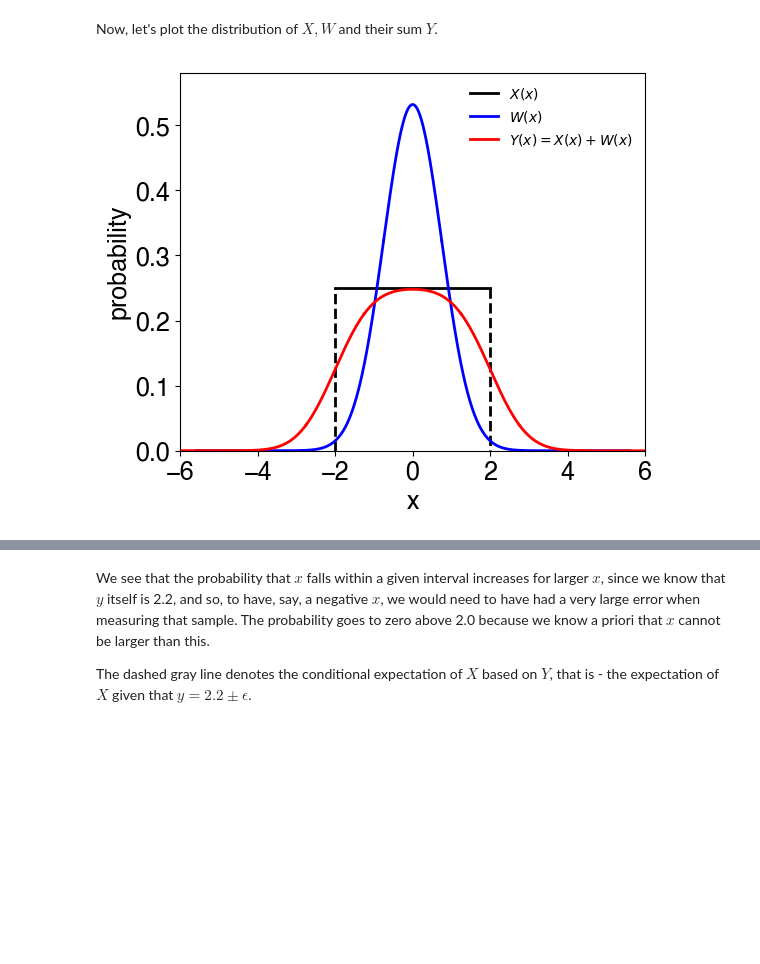
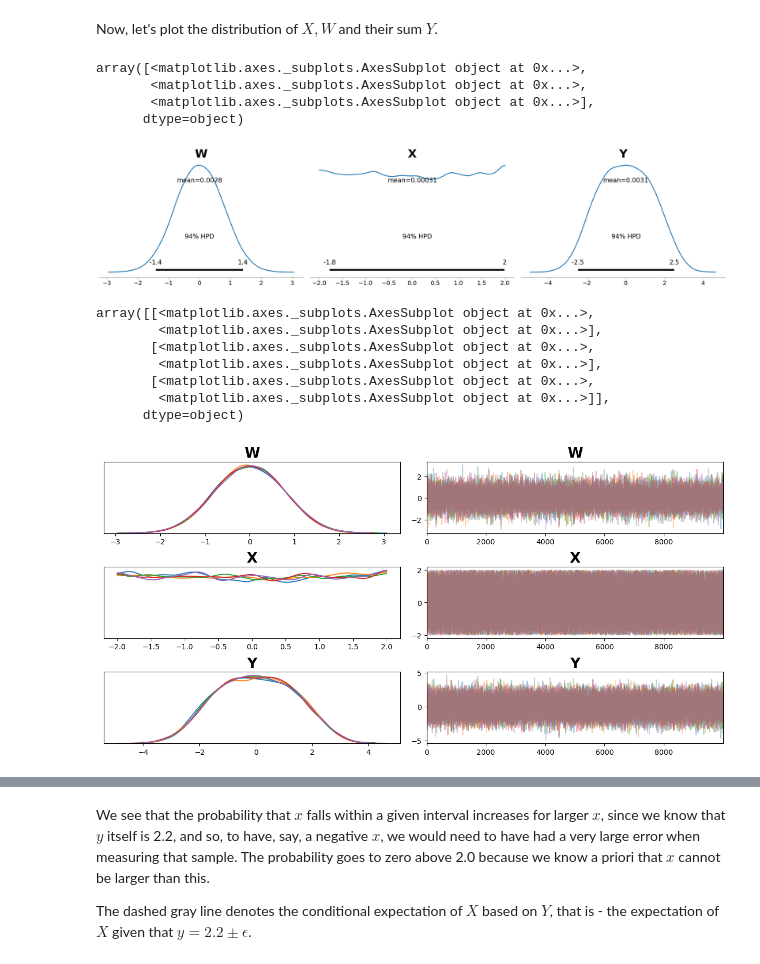
Before and after one commit to kjmayer/ats655-coursematerial, a Jupyter notebook: jupyter_notebooks/bayesian_sst_example.ipynb, the cells around one changed output, grey strips where cells are left out. Drawn from its saved outputs; the diff is of its cells as text; code cells hidden in the pictures; blank space fills up the shorter version.

```diff
--- a/jupyter_notebooks/bayesian_sst_example.ipynb
+++ b/jupyter_notebooks/bayesian_sst_example.ipynb
@@ -71,15 +73,21 @@ Y = X + W #using the special pacal package, adding distributions is easy!
 # %% [markdown]
 Now, let's plot the distribution of $X, W$ and their sum $Y$.
-# %%
-plt.figure(figsize=(6,5))
-X.plot(color = 'black', label = '$X(x)$')
-W.plot(color = 'blue', label = '$W(x)$')
-Y.plot(color = 'red', label = '$Y(x) = X(x) + W(x)$')
-plt.xlabel('x')
-plt.xlim(-6,6)
-plt.ylim(0,.58)
-plt.ylabel('probability')
-plt.legend(frameon=False, fontsize = 10)
-pc.show()
-# %% [output]
-[figure, removed]
+# %%
+pm.plot_posterior(trace)
+# %% [output]
+array([<matplotlib.axes._subplots.AxesSubplot object at 0x...>,
+       <matplotlib.axes._subplots.AxesSubplot object at 0x...>,
+       <matplotlib.axes._subplots.AxesSubplot object at 0x...>],
+      dtype=object)
+[figure, added]
+# %%
+pm.traceplot(trace)
+# %% [output]
+array([[<matplotlib.axes._subplots.AxesSubplot object at 0x...>,
+        <matplotlib.axes._subplots.AxesSubplot object at 0x...>],
+       [<matplotlib.axes._subplots.AxesSubplot object at 0x...>,
+        <matplotlib.axes._subplots.AxesSubplot object at 0x...>],
+       [<matplotlib.axes._subplots.AxesSubplot object at 0x...>,
+        <matplotlib.axes._subplots.AxesSubplot object at 0x...>]],
+      dtype=object)
+[figure, added]
```
Also changed, not shown: parts of 16 cells of this notebook, 1 other file.
